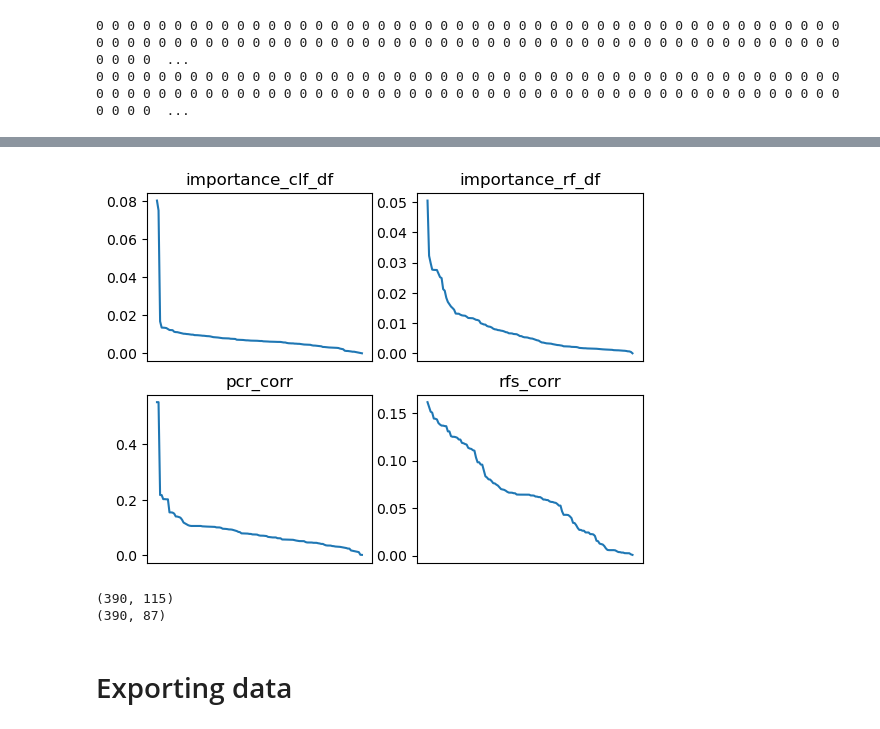
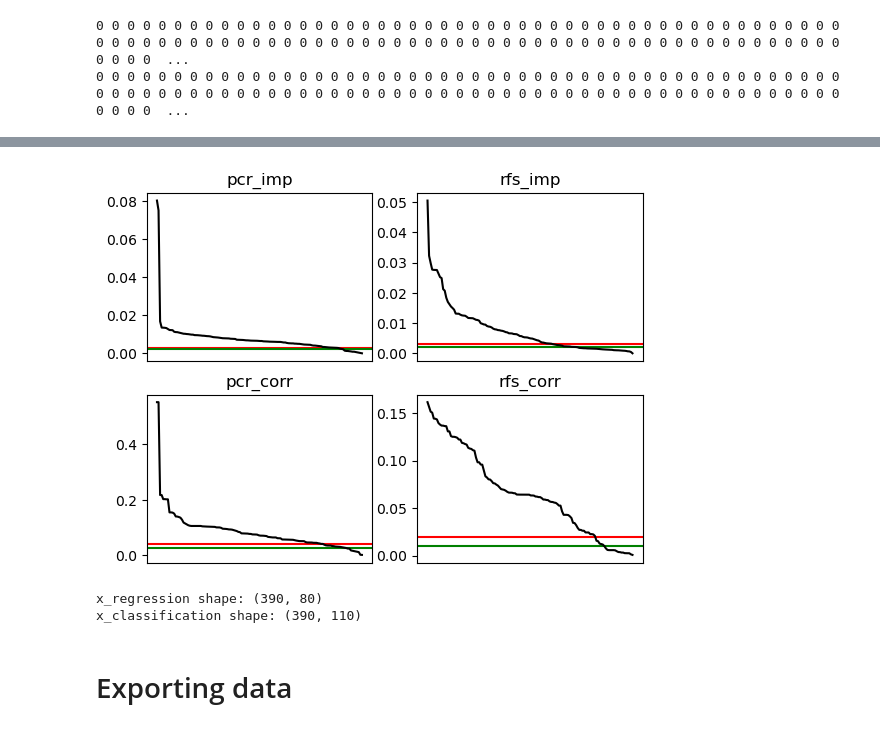
Before and after one commit to KRooL4E/ML_CW2, a Jupyter notebook: proprcessing_creating_new_data.ipynb, the cells around one changed output, grey strips where cells are left out. Saved outputs shown, nothing was run; the diff lists cells and outputs as text; code cells hidden in the pictures.

```diff
--- a/proprcessing_creating_new_data.ipynb
+++ b/proprcessing_creating_new_data.ipynb
@@ -288,42 +293,65 @@ Name: Age, Length: 390, dtype: float64
+# %%
+# High defines absolute cut off
+# Low defines cut off if alternative value is also Low,
+#   (e.g., pcr_imp_low and pcr_coll_low)
+
+pcr_imp_high  = 0.003
+pcr_imp_low   = 0.002
+
+rfs_imp_high  = 0.003
+rfs_imp_low   = 0.002
+
+pcr_corr_high = 0.04
+pcr_corr_low  = 0.025
+
+rfs_corr_high = 0.02
+rfs_corr_low  = 0.01
 # %%
-importance_clf_df.reset_index(drop=True, inplace=True)
-importance_rf_df.reset_index(drop=True, inplace=True)
+figure, axis = plt.subplots(2,2)
 
+axis[0,0].axhline(y = pcr_imp_high, color='r')
+axis[0,0].axhline(y = pcr_imp_low, color='g')
+axis[0,0].plot(pcr_imp["Importance"], color='black')
+axis[0,0].set_title('pcr_imp')
+axis[0,0].get_xaxis().set_visible(False)
 
-figure, axis = plt.subplots(2,2)
-axis[0,0].plot(importance_clf_df["Importance"])
-axis[0,0].set_title('importance_clf_df')
-axis[0,0].get_xaxis().set_visible(False)
-axis[0,1].plot(importance_rf_df["Importance"])
-axis[0,1].set_title('importance_rf_df')
+axis[0,1].axhline(y = rfs_imp_high, color='r')
+axis[0,1].axhline(y = rfs_imp_low, color='g')
+axis[0,1].plot(rfs_imp["Importance"], color='black')
+axis[0,1].set_title('rfs_imp')
 axis[0,1].get_xaxis().set_visible(False)
-axis[1,0].plot(pcr_corr)
+
+axis[1,0].axhline(y = pcr_corr_high, color='r')
+axis[1,0].axhline(y = pcr_corr_low, color='g')
+axis[1,0].plot(pcr_corr, color='black')
 axis[1,0].set_title('pcr_corr')
 axis[1,0].get_xaxis().set_visible(False)
-axis[1,1].plot(rfs_corr)
+
+axis[1,1].axhline(y = rfs_corr_high, color='r')
+axis[1,1].axhline(y = rfs_corr_low, color='g')
+axis[1,1].plot(rfs_corr, color='black')
 axis[1,1].set_title('rfs_corr')
 axis[1,1].get_xaxis().set_visible(False)
 # %% [output]
-[figure, old version]
+[figure, new version]
 # %%
-
 for column in x_classification:
-    if importance_clf_df[importance_clf_df['Feature'] == column]['Importance'].values[0] < 0.05 and pcr_corr[column] < 0.05:
+    if pcr_imp[pcr_imp['Feature'] == column]['Importance'].values[0] < pcr_imp_high and pcr_corr[column] < pcr_corr_high:
         x_classification.drop(columns=[column], inplace=True)
-    elif importance_clf_df[importance_clf_df['Feature'] == column]['Importance'].values[0] < 0.002 or pcr_corr[column] < 0.01:
+    elif pcr_imp[pcr_imp['Feature'] == column]['Importance'].values[0] < pcr_imp_low or pcr_corr[column] < pcr_corr_low:
         x_classification.drop(columns=[column], inplace=True)
 
 for column in x_regression:
-    if importance_rf_df[importance_rf_df['Feature'] == column]['Importance'].values[0] < 0.003 and rfs_corr[column] < 0.004:
+    if rfs_imp[rfs_imp['Feature'] == column]['Importance'].values[0] < rfs_imp_high and rfs_corr[column] < rfs_corr_high:
         x_regression.drop(columns=[column], inplace=True)
-    elif importance_rf_df[importance_rf_df['Feature'] == column]['Importance'].values[0] < 0.001 or rfs_corr[column] < 0.001:
+    elif rfs_imp[rfs_imp['Feature'] == column]['Importance'].values[0] < rfs_imp_low or rfs_corr[column] < rfs_corr_low:
         x_regression.drop(columns=[column], inplace=True)
 
-print(x_regression.shape)
-print(x_classification.shape)
+print('x_regression shape:', x_regression.shape)
+print('x_classification shape:', x_classification.shape)
 # %% [output]
-(390, 115)
-(390, 87)
+x_regression shape: (390, 80)
+x_classification shape: (390, 110)
 # %% [markdown]
 # Exporting data
 # %%
```
Also changed, not shown: parts of 11 cells of this notebook, 4 other files.
